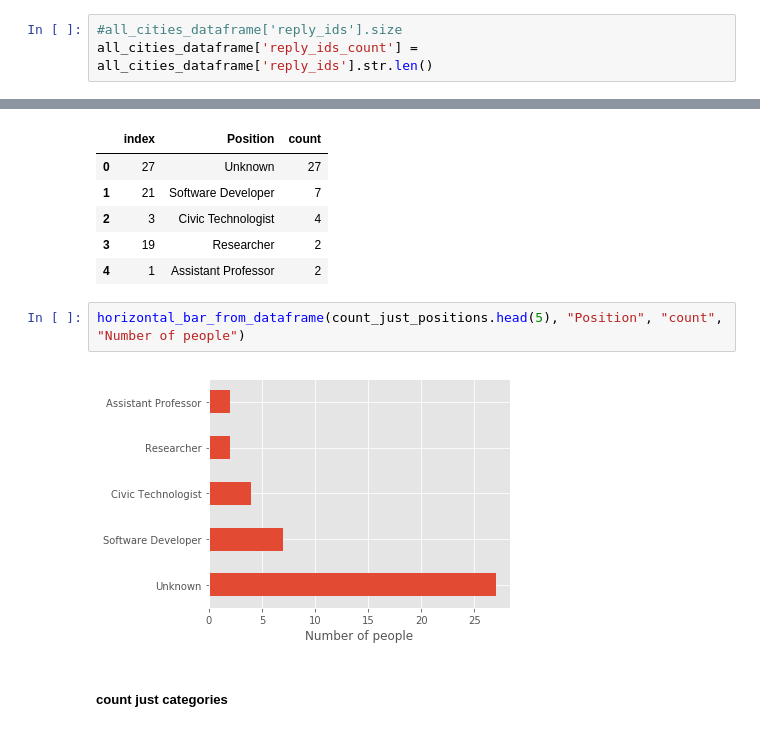
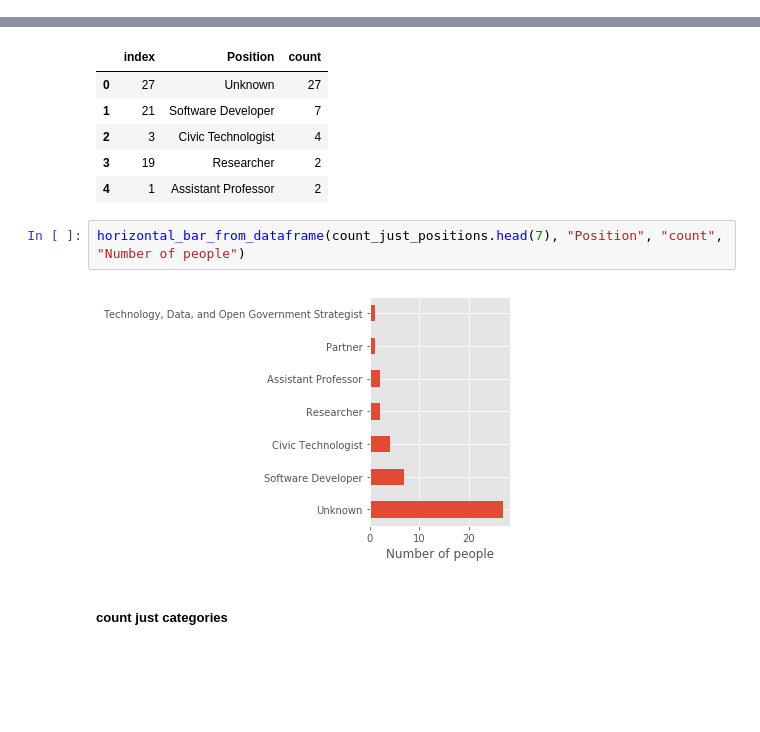
Before and after one commit to faraz-ahmed-sh/Sunlight_Foundation_Summer_2017, a Jupyter notebook: Project on comment scraping/Sunlight_comment_scrapping_and_analysis.ipynb, the cells around one changed output, grey strips where cells are left out. Drawn from its saved outputs; the diff is of its cells as text; blank space fills up the shorter version.

```diff
--- a/Project on comment scraping/Sunlight_comment_scrapping_and_analysis.ipynb
+++ b/Project on comment scraping/Sunlight_comment_scrapping_and_analysis.ipynb
@@ -520,9 +525,6 @@ likes_x = high_likes_comments_count_city['city_name'].tolist()
 likes_y = high_likes_comments_count_city['count'].tolist()
 # %% [markdown]
 ### b) analysis of comments with *more than 2 replies*
-# %%
-#all_cities_dataframe['reply_ids'].size
-all_cities_dataframe['reply_ids_count'] = all_cities_dataframe['reply_ids'].str.len()
 # %%
 high_replies = likes_replies_analysis(3, 'reply_ids_count', all_cities_dataframe)
 # %% [output]
@@ -598,9 +610,9 @@ count_just_positions.head()
 | 3 | 19 | Researcher | 2 |
 | 4 | 1 | Assistant Professor | 2 |
 # %%
-horizontal_bar_from_dataframe(count_just_positions.head(5), "Position", "count", "Number of people")
+horizontal_bar_from_dataframe(count_just_positions.head(7), "Position", "count", "Number of people")
 # %% [output]
-[figure, old version]
+[figure, new version]
 # %% [markdown]
  ##### count just categories
 # %%
```
Also changed, not shown: parts of 45 cells of this notebook.
